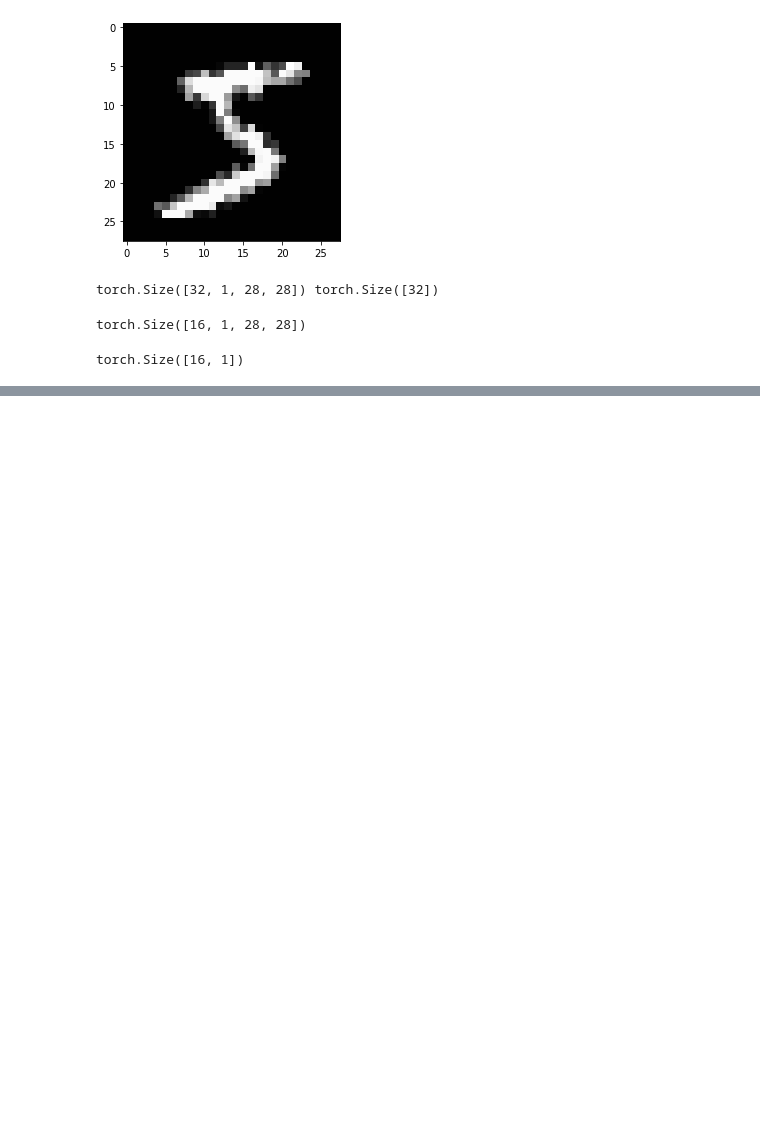
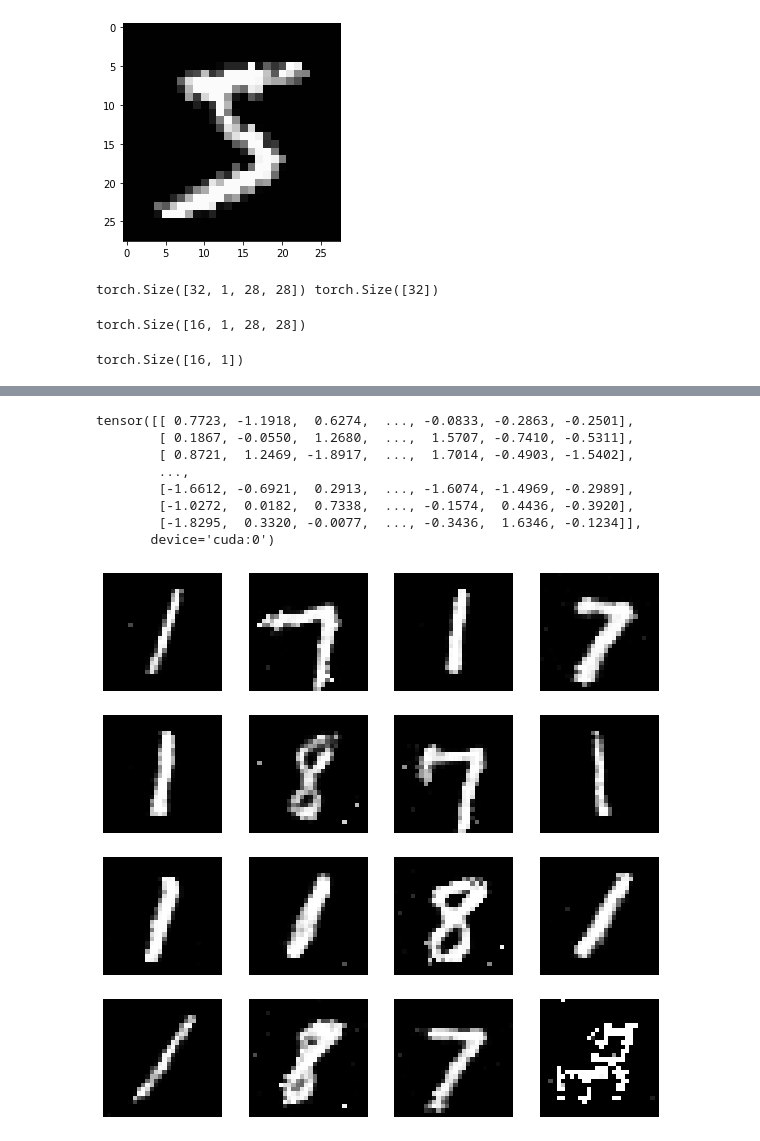
Before and after one commit to ghksdl6025/streaming_anomaly_detect, a Jupyter notebook: gan_prediction.py.ipynb, the cells around one changed output, grey strips where cells are left out. Cells and saved outputs as stored; diff of their text form; code cells hidden in the pictures; blank space fills up the shorter version.

```diff
--- a/gan_prediction.py.ipynb
+++ b/gan_prediction.py.ipynb
@@ -193,0 +204,8 @@ KeyboardInterrupt:
+# %%
+path2models = './models/'
+os.makedirs(path2models, exist_ok=True)
+path2weights_gen = os.path.join(path2models, 'weights_gen.pt')
+path2weights_dis = os.path.join(path2models, 'weights_dis.pt')
+
+torch.save(model_gen.state_dict(), path2weights_gen)
+torch.save(model_dis.state_dict(), path2weights_dis)
@@ -193,0 +226,17 @@ KeyboardInterrupt:
+# %%
+plt.figure(figsize=(10,10))
+print(fixed_noise)
+for ii in range(16):
+    plt.subplot(4,4,ii+1)
+    plt.imshow(to_pil_image(0.5*img_fake[ii]+0.5),cmap='gray')
+    plt.axis('off')
+# %% [output]
+tensor([[ 0.7723, -1.1918,  0.6274,  ..., -0.0833, -0.2863, -0.2501],
+        [ 0.1867, -0.0550,  1.2680,  ...,  1.5707, -0.7410, -0.5311],
+        [ 0.8721,  1.2469, -1.8917,  ...,  1.7014, -0.4903, -1.5402],
+        ...,
+        [-1.6612, -0.6921,  0.2913,  ..., -1.6074, -1.4969, -0.2989],
+        [-1.0272,  0.0182,  0.7338,  ..., -0.1574,  0.4436, -0.3920],
+        [-1.8295,  0.3320, -0.0077,  ..., -0.3436,  1.6346, -0.1234]],
+       device='cuda:0')
+[figure, added]
```
Also changed, not shown: parts of 3 cells of this notebook, 1 other file.
